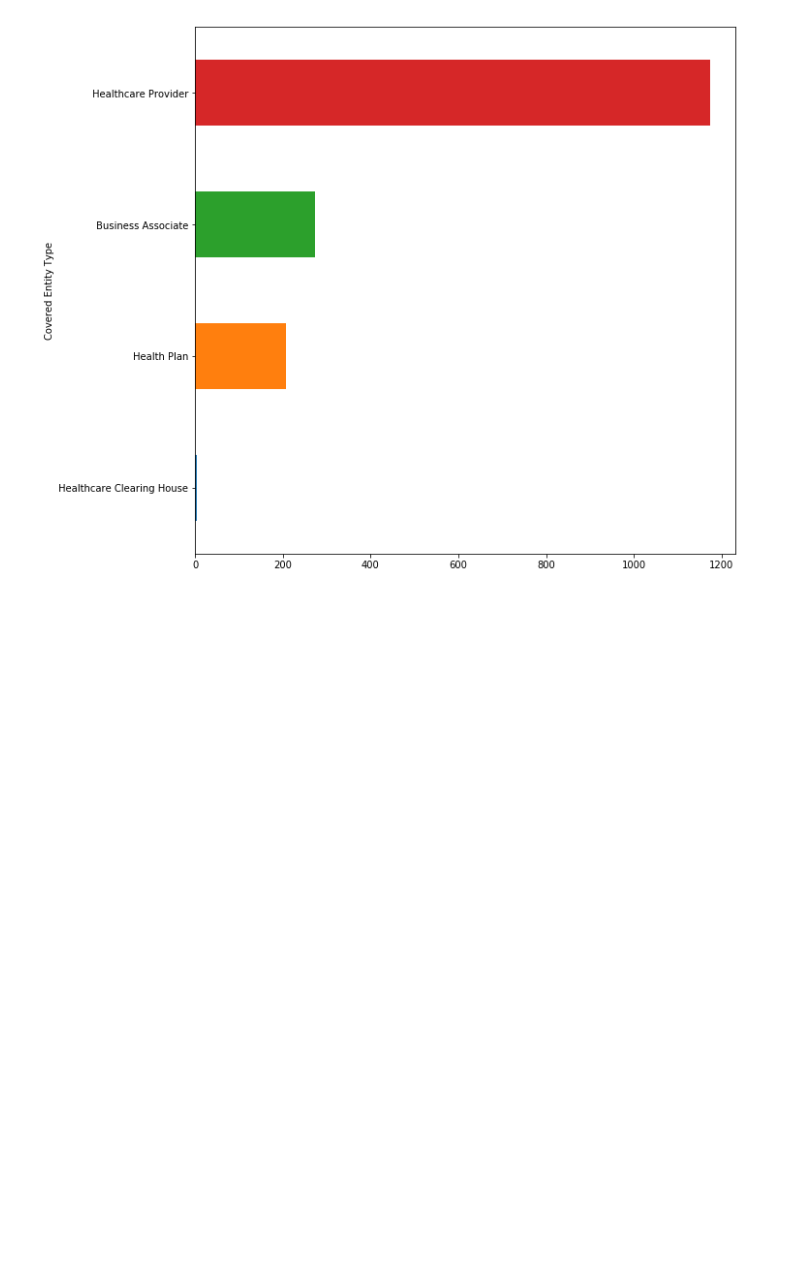
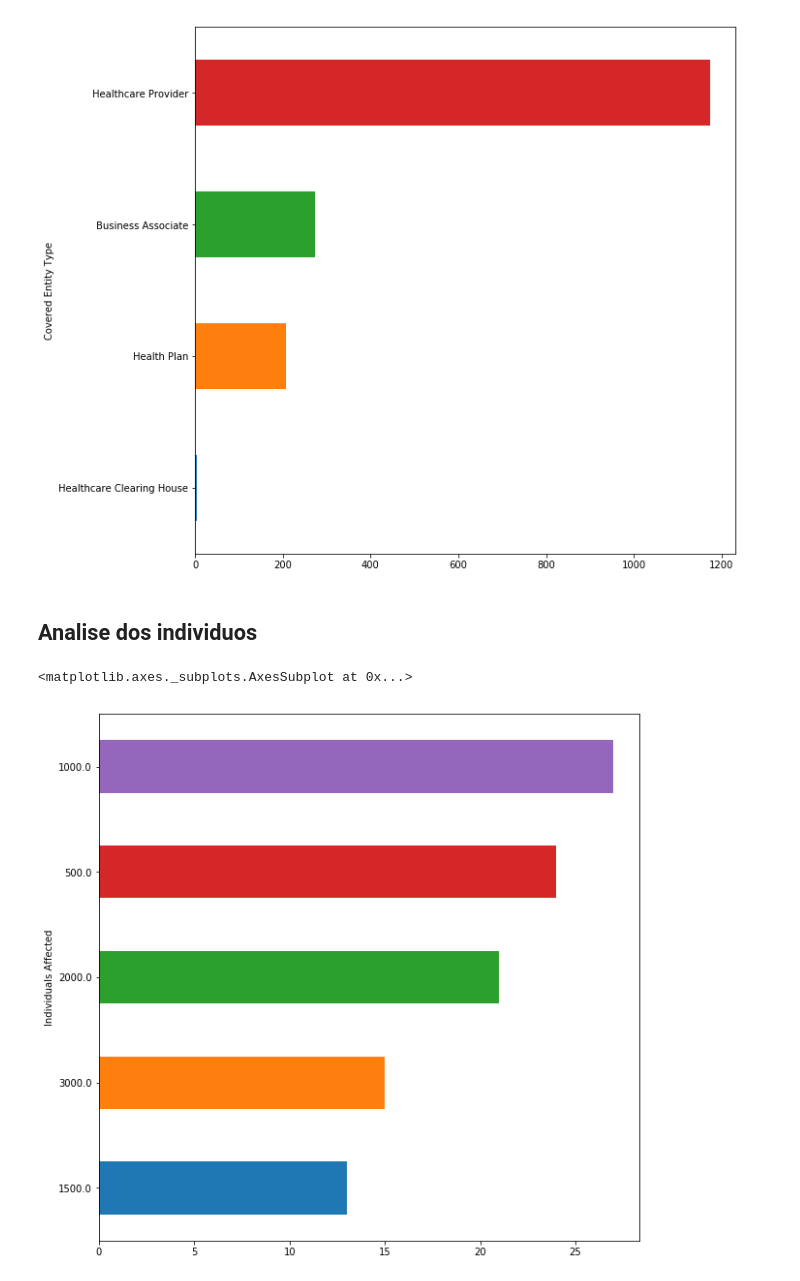
Before and after one commit to leomoreira12/Estudo-de-dados---Cyber-Crimes, a Jupyter notebook: DataAnalysis - Cyber Crimes.ipynb, the cells around one changed output. Cells and saved outputs as stored; diff of their text form; code cells hidden in the pictures; blank space fills up the shorter version.

```diff
--- a/DataAnalysis - Cyber Crimes.ipynb
+++ b/DataAnalysis - Cyber Crimes.ipynb
@@ -96,3 +119,10 @@ tab.groupby('Covered Entity Type').size().sort_values().plot(kind='barh', figsiz
 # %% [output]
 <matplotlib.axes._subplots.AxesSubplot at 0x...>
 [figure]
+# %% [markdown]
+## Analise dos individuos
+# %%
+tab.groupby('Individuals Affected').size().sort_values().tail(5).plot(kind='barh', figsize=(10,10))
+# %% [output]
+<matplotlib.axes._subplots.AxesSubplot at 0x...>
+[figure, added]
```
Also changed, not shown: parts of 13 cells of this notebook.
